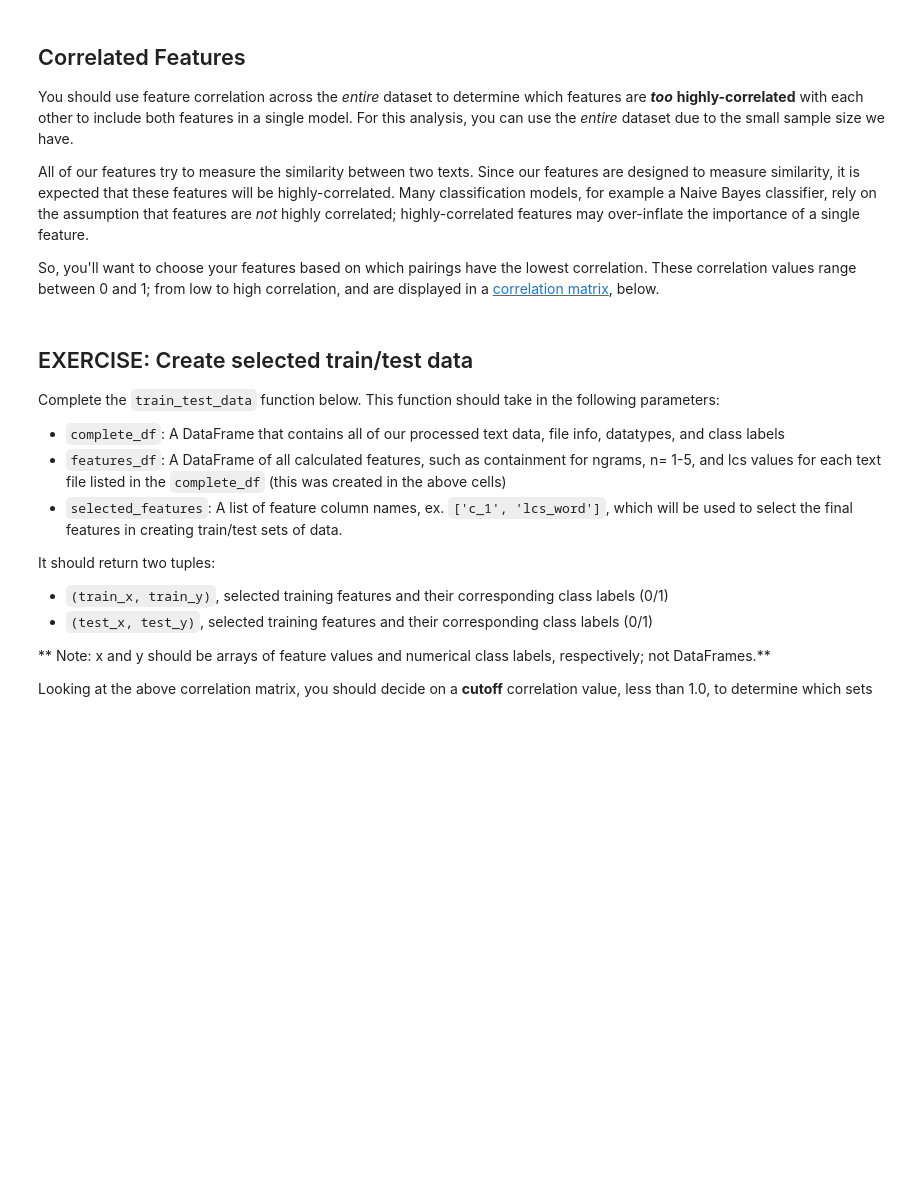
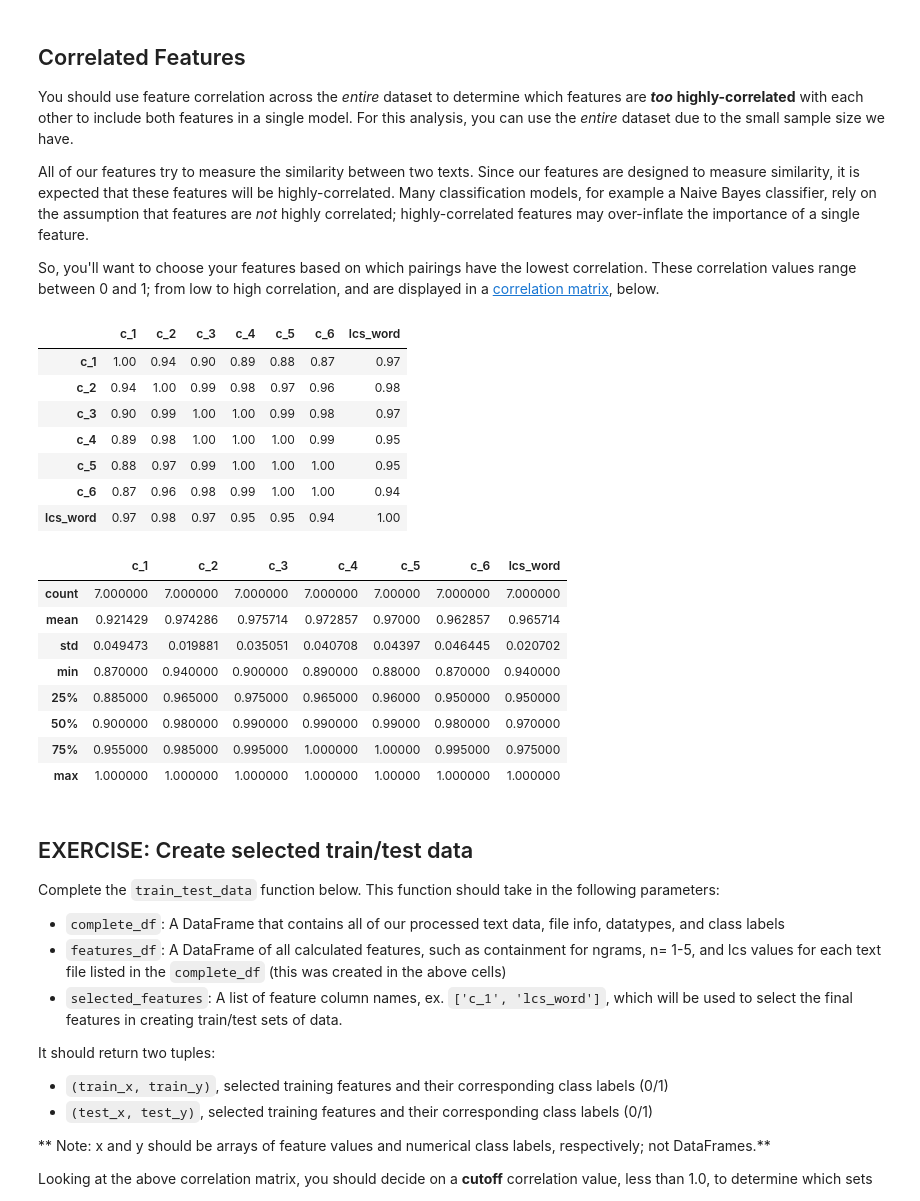
Before and after one commit to sdux/udacity_ml_eng_prj3_plagiarism_detection, a Jupyter notebook: 2_Plagiarism_Feature_Engineering.ipynb, the cells around one changed output. Cells and saved outputs as stored; diff of their text form; code cells hidden in the pictures; blank space fills up the shorter version.

```diff
--- a/2_Plagiarism_Feature_Engineering.ipynb
+++ b/2_Plagiarism_Feature_Engineering.ipynb
@@ -130,7 +130,7 @@ def numerical_dataframe(csv_file='data/file_information.csv'):
 
     # your code here
     categories = {"non":0, "heavy":1, "light":2, "cut":3, "orig":-1}
-    classes = {"non":0, "heavy":1, "light":1, "cut":1, "orig":0}
+    classes = {"non":0, "heavy":1, "light":1, "cut":1, "orig":-1}
     columns = ["File", "Task", "Category", "Class"]
 
     file_info = pd.read_csv(csv_file)
@@ -557,3 +587,12 @@ def lcs_norm_word(answer_text, source_text):
 Let's start by testing out your code on the example given in the initial description.
 
 In the below cell, we have specified strings A (answer text) and S (original source text). We know that these texts have 20 words in common and the submitted answer is 27 words long, so the normalized, longest common subsequence should be 20/27.
+# %%
+the_matrix = []
+a = [1, 2, 3, 4, 0]
+b = [0, 0, 3, 4, 0]
+c = [5, 1, 3, 4, 5]
+the_matrix.append(a)
+the_matrix.append(b)
+the_matrix.append(c)
+the_matrix[1][0]
@@ -742,12 +830,31 @@ So, you'll want to choose your features based on which pairings have the lowest
 # %%
 """
 DON'T MODIFY ANYTHING IN THIS CELL THAT IS BELOW THIS LINE
 """
 # Create correlation matrix for just Features to determine different models to test
 corr_matrix = features_df.corr().abs().round(2)
 
 # display shows all of a dataframe
 display(corr_matrix)
+corr_matrix.describe()
+# %% [output]
+|  | c_1 | c_2 | c_3 | c_4 | c_5 | c_6 | lcs_word |
+| c_1 | 1.00 | 0.94 | 0.90 | 0.89 | 0.88 | 0.87 | 0.97 |
+| c_2 | 0.94 | 1.00 | 0.99 | 0.98 | 0.97 | 0.96 | 0.98 |
+| c_3 | 0.90 | 0.99 | 1.00 | 1.00 | 0.99 | 0.98 | 0.97 |
+| c_4 | 0.89 | 0.98 | 1.00 | 1.00 | 1.00 | 0.99 | 0.95 |
+| c_5 | 0.88 | 0.97 | 0.99 | 1.00 | 1.00 | 1.00 | 0.95 |
+| c_6 | 0.87 | 0.96 | 0.98 | 0.99 | 1.00 | 1.00 | 0.94 |
+| lcs_word | 0.97 | 0.98 | 0.97 | 0.95 | 0.95 | 0.94 | 1.00 |
+|  | c_1 | c_2 | c_3 | c_4 | c_5 | c_6 | lcs_word |
+| count | 7.000000 | 7.000000 | 7.000000 | 7.000000 | 7.00000 | 7.000000 | 7.000000 |
+| mean | 0.921429 | 0.974286 | 0.975714 | 0.972857 | 0.97000 | 0.962857 | 0.965714 |
+| std | 0.049473 | 0.019881 | 0.035051 | 0.040708 | 0.04397 | 0.046445 | 0.020702 |
+| min | 0.870000 | 0.940000 | 0.900000 | 0.890000 | 0.88000 | 0.870000 | 0.940000 |
+| 25% | 0.885000 | 0.965000 | 0.975000 | 0.965000 | 0.96000 | 0.950000 | 0.950000 |
+| 50% | 0.900000 | 0.980000 | 0.990000 | 0.990000 | 0.99000 | 0.980000 | 0.970000 |
+| 75% | 0.955000 | 0.985000 | 0.995000 | 1.000000 | 1.00000 | 0.995000 | 0.975000 |
+| max | 1.000000 | 1.000000 | 1.000000 | 1.000000 | 1.00000 | 1.000000 | 1.000000 |
 # %% [markdown]
 ## EXERCISE: Create selected train/test data
 
```
Also changed, not shown: parts of 17 cells of this notebook.
